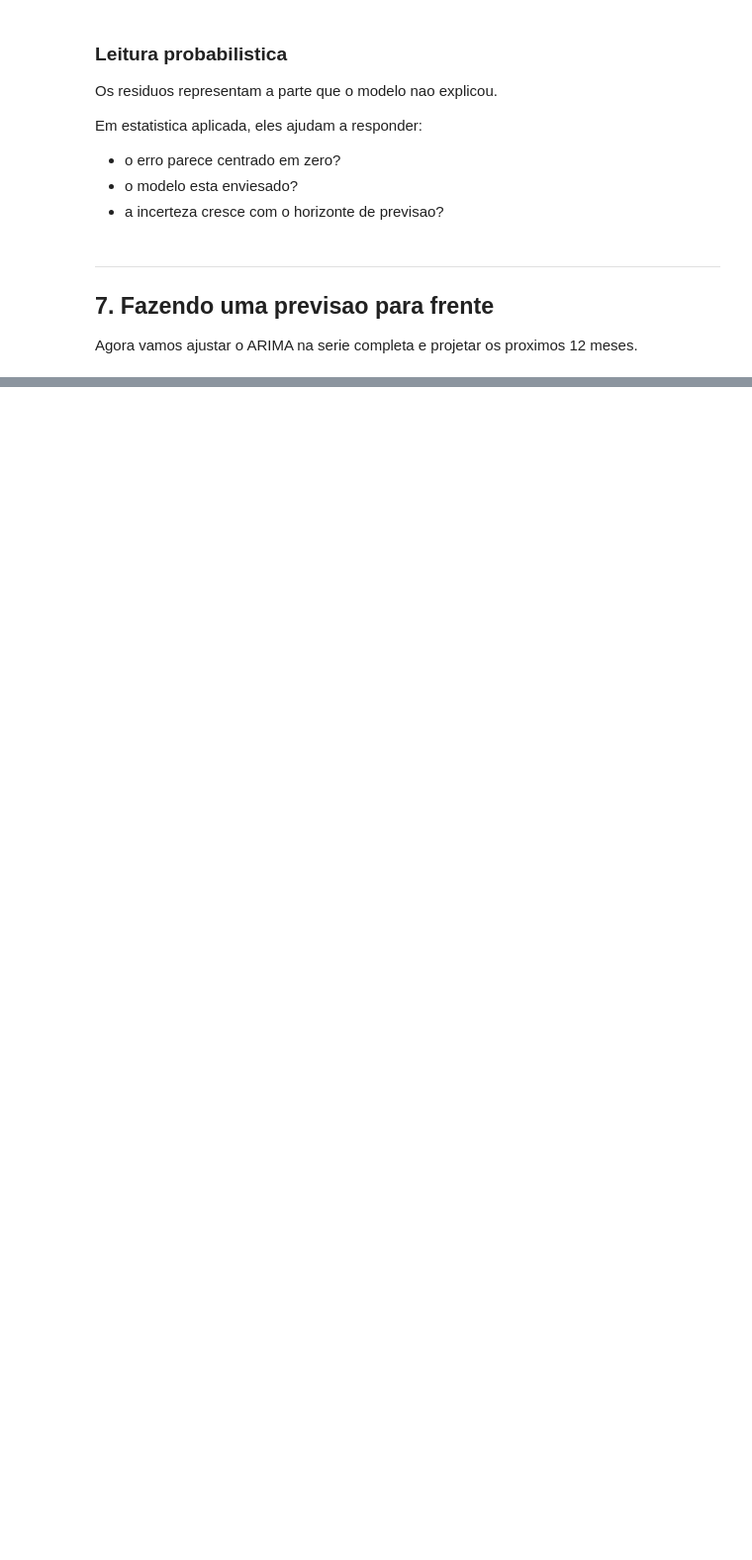
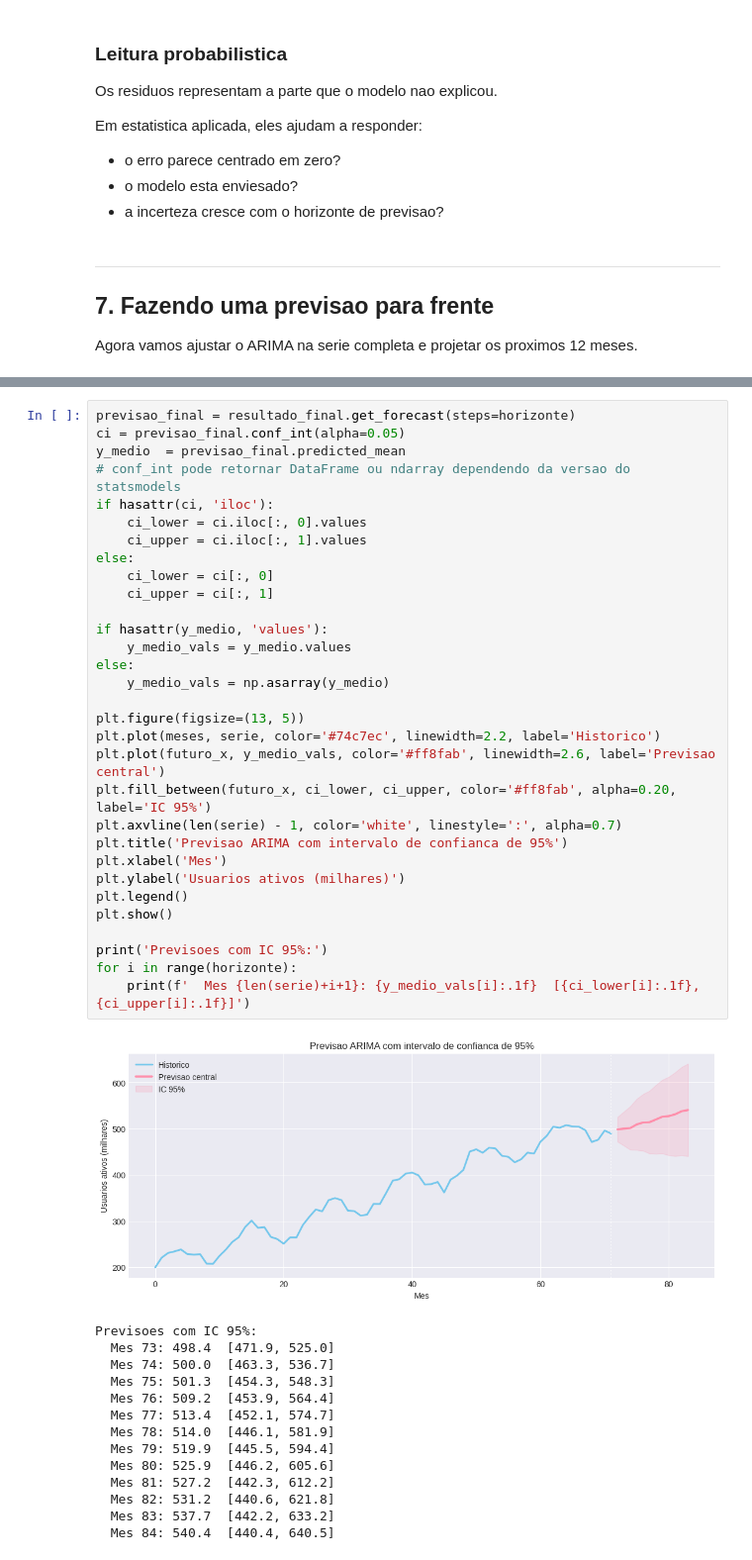
Before and after one commit to afonsolelis/lives, a Jupyter notebook: pages/applied-math/live-3.ipynb, the cells around one changed output, grey strips where cells are left out. Shown at 99% size. Cells and saved outputs as stored; diff of their text form; blank space fills up the shorter version.

```diff
--- a/pages/applied-math/live-3.ipynb
+++ b/pages/applied-math/live-3.ipynb
@@ -306,0 +444,46 @@ Prever o futuro nao e magia. E extrair padroes do passado com cuidado estatistic
+# %%
+previsao_final = resultado_final.get_forecast(steps=horizonte)
+ci = previsao_final.conf_int(alpha=0.05)
+y_medio  = previsao_final.predicted_mean
+# conf_int pode retornar DataFrame ou ndarray dependendo da versao do statsmodels
+if hasattr(ci, 'iloc'):
+    ci_lower = ci.iloc[:, 0].values
+    ci_upper = ci.iloc[:, 1].values
+else:
+    ci_lower = ci[:, 0]
+    ci_upper = ci[:, 1]
+
+if hasattr(y_medio, 'values'):
+    y_medio_vals = y_medio.values
+else:
+    y_medio_vals = np.asarray(y_medio)
+
+plt.figure(figsize=(13, 5))
+plt.plot(meses, serie, color='#74c7ec', linewidth=2.2, label='Historico')
+plt.plot(futuro_x, y_medio_vals, color='#ff8fab', linewidth=2.6, label='Previsao central')
+plt.fill_between(futuro_x, ci_lower, ci_upper, color='#ff8fab', alpha=0.20, label='IC 95%')
+plt.axvline(len(serie) - 1, color='white', linestyle=':', alpha=0.7)
+plt.title('Previsao ARIMA com intervalo de confianca de 95%')
+plt.xlabel('Mes')
+plt.ylabel('Usuarios ativos (milhares)')
+plt.legend()
+plt.show()
+
+print('Previsoes com IC 95%:')
+for i in range(horizonte):
+    print(f'  Mes {len(serie)+i+1}: {y_medio_vals[i]:.1f}  [{ci_lower[i]:.1f}, {ci_upper[i]:.1f}]')
+# %% [output]
+[figure, added]
+Previsoes com IC 95%:
+  Mes 73: 498.4  [471.9, 525.0]
+  Mes 74: 500.0  [463.3, 536.7]
+  Mes 75: 501.3  [454.3, 548.3]
+  Mes 76: 509.2  [453.9, 564.4]
+  Mes 77: 513.4  [452.1, 574.7]
+  Mes 78: 514.0  [446.1, 581.9]
+  Mes 79: 519.9  [445.5, 594.4]
+  Mes 80: 525.9  [446.2, 605.6]
+  Mes 81: 527.2  [442.3, 612.2]
+  Mes 82: 531.2  [440.6, 621.8]
+  Mes 83: 537.7  [442.2, 633.2]
+  Mes 84: 540.4  [440.4, 640.5]
```
Also changed, not shown: parts of 27 cells of this notebook.
